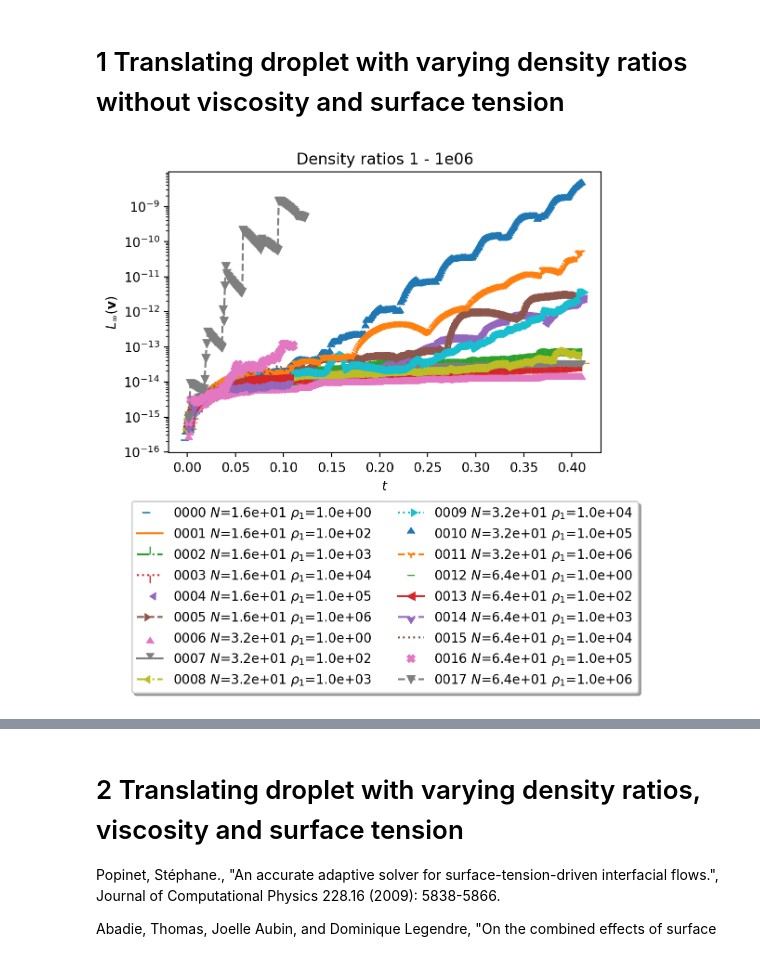
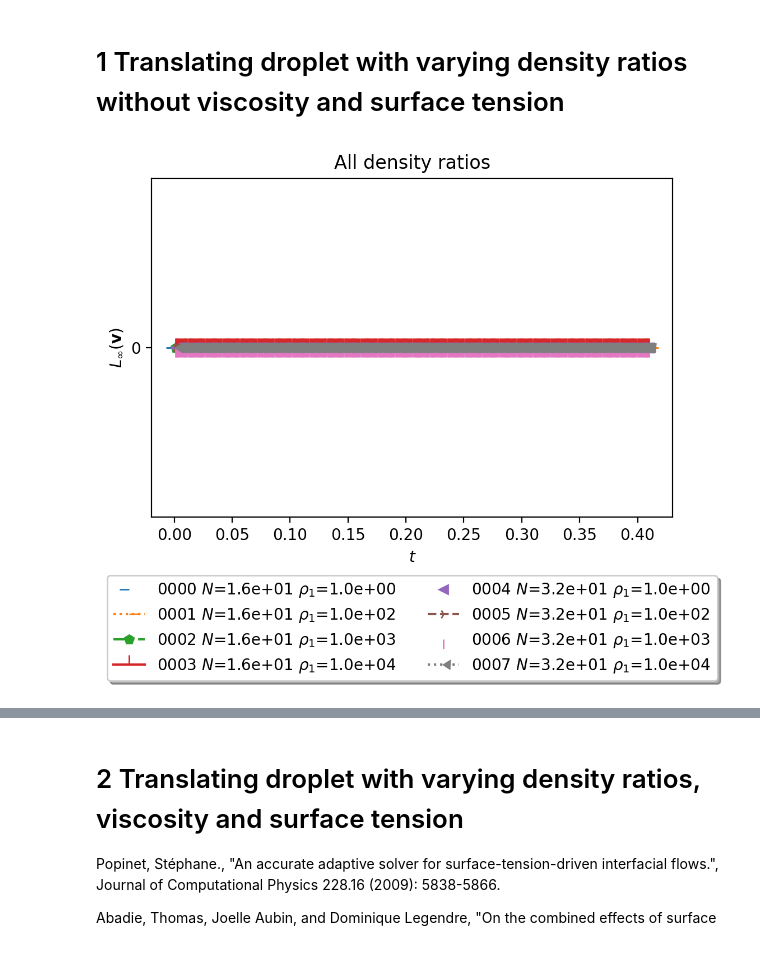
Before and after one commit to CRC-1194/lent, a Jupyter notebook: cases/flow-solution/translating-droplet/three-dimensional/translating-droplet-3D.ipynb, the cells around one changed output, grey strips where cells are left out. Drawn from its saved outputs; the diff is of its cells as text; code cells hidden in the pictures.

```diff
--- a/cases/flow-solution/translating-droplet/three-dimensional/translating-droplet-3D.ipynb
+++ b/cases/flow-solution/translating-droplet/three-dimensional/translating-droplet-3D.ipynb
@@ -33,20 +33,20 @@ from matplotlib import rcParams
 rcParams["figure.dpi"] = 200
 # %%
 densityRatioAgglom  = datglom.data_agglomerator("densityRatioInfluence.parameter",
-                                                "r7domain-densityRatioInfluence.parameter_00000_template_copy_block",
+                                                "noMomentumPredictor/densityRatioInfluence.parameter_00000_template_copy_block",
                                                 "stationaryDropletResults.csv")
 
 densityRatioDframe = densityRatioAgglom.study_dataframe()
 
 plotDict={"x" : "time", "xsymb" : r"$t$",
           "y" : "Linf velocity error",
           "ysymb" : r"$L_\infty(\mathbf{v})$",
           "resolution" : r"$N$", "rho_droplet" : r"$\rho_1$",
           "nu_droplet" : r"$\nu_1$"};
 plot_dframe(densityRatioDframe, densityRatioAgglom,
-            title="Density ratios 1 - 1e06",
+            title="All density ratios",
             plotDict=plotDict, ncol=2)
 # %% [output]
-[figure, old version]
+[figure, new version]
 # %%
 idx = pd.IndexSlice
```
Also changed, not shown: parts of 4 cells of this notebook.
